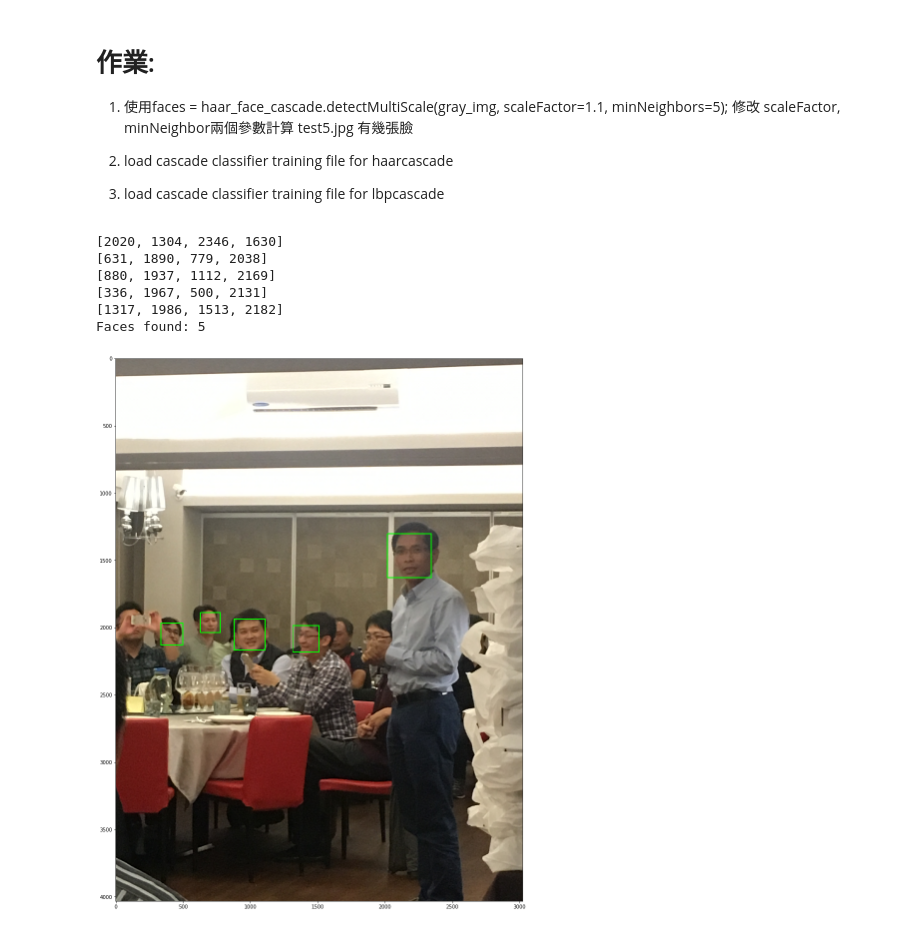
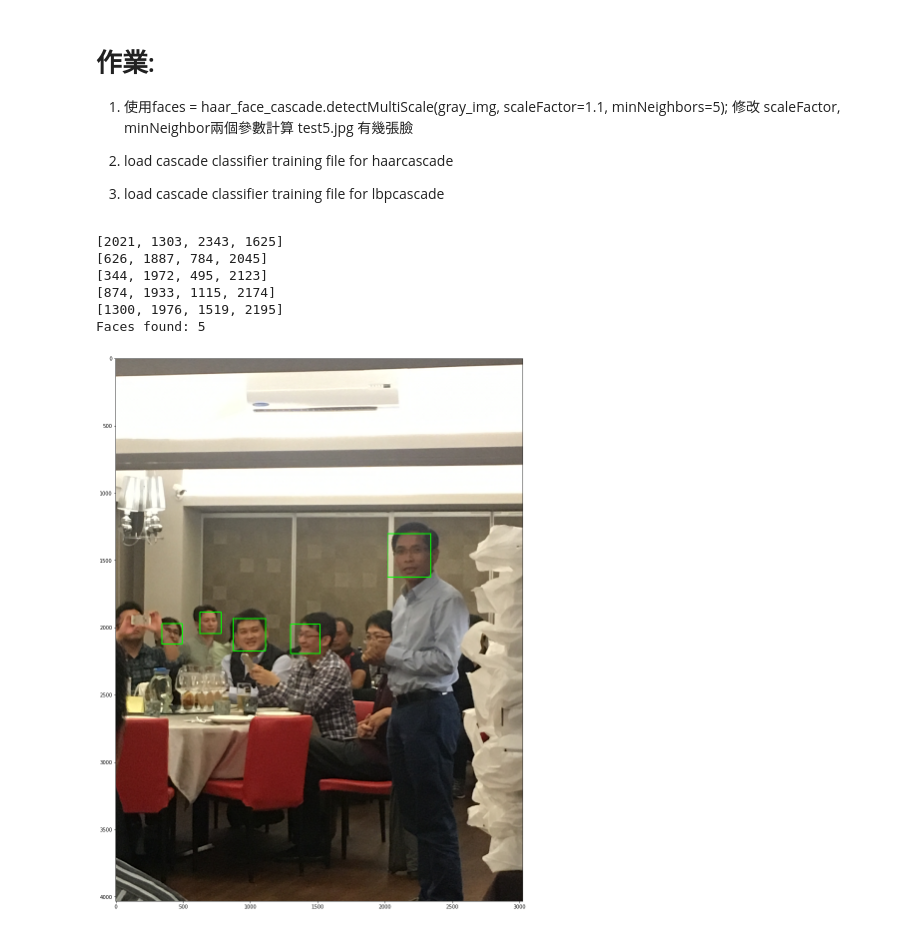
Before and after one commit to Lance0218/ML100-Days, a Jupyter notebook: homework/Day_064_HW.ipynb, the cells around one changed output. Saved outputs shown, nothing was run; the diff lists cells and outputs as text; code cells hidden in the pictures.

```diff
--- a/homework/Day_064_HW.ipynb
+++ b/homework/Day_064_HW.ipynb
@@ -42,18 +42,18 @@ def detect_faces(f_cascade, colored_img, scaleFactor, minNeighbors):
 # %%
 # 調用訓練好的 haarcascade model
 haar_face_cascade = cv2.CascadeClassifier('data/haarcascade_frontalface_alt.xml')
 
 # Test
 test5 = cv2.imread('data/test5.jpg')
-faces_detected_img = detect_faces(haar_face_cascade, test5, 1.2, 3)
+faces_detected_img = detect_faces(haar_face_cascade, test5, 1.05, 5)
 # %% [output]
-[2020, 1304, 2346, 1630]
-[631, 1890, 779, 2038]
-[880, 1937, 1112, 2169]
-[336, 1967, 500, 2131]
-[1317, 1986, 1513, 2182]
+[2021, 1303, 2343, 1625]
+[626, 1887, 784, 2045]
+[344, 1972, 495, 2123]
+[874, 1933, 1115, 2174]
+[1300, 1976, 1519, 2195]
 Faces found: 5
-[figure, old version]
+[figure, new version]
 # %%
 # 調用訓練好的 lbpcascade model
 haar_face_cascade = cv2.CascadeClassifier('data/lbpcascade_frontalface.xml')
```
Also changed, not shown: parts of 2 cells of this notebook.
